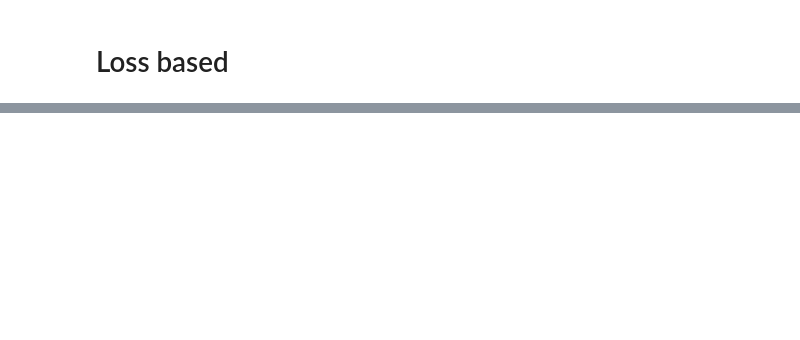
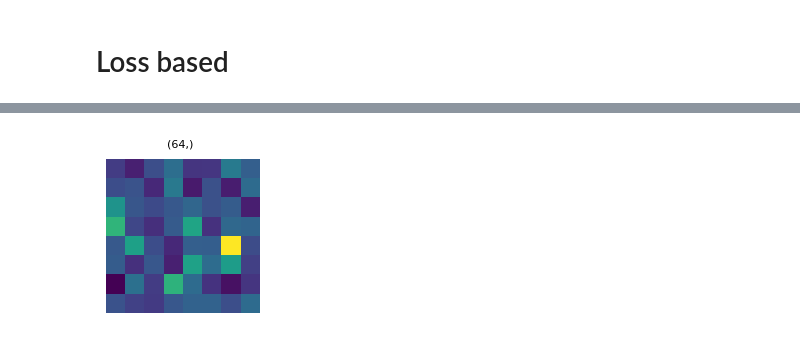
Before and after one commit to jbrneto/cnn-dosimetry, a Jupyter notebook: Generalization.ipynb, the cells around one changed output, grey strips where cells are left out. Drawn from its saved outputs; the diff is of its cells as text; code cells hidden in the pictures; blank space fills up the shorter version.

```diff
--- a/Generalization.ipynb
+++ b/Generalization.ipynb
@@ -75,23 +75,29 @@ flw_valid_ds = valid_flw.cache().prefetch(buffer_size=AUTOTUNE)
 # %% [markdown]
 # Model
 # %%
-def generate_model(num_classes):
+def generate_model(num_classes, arr_regularization=None):
     data_augmentation = keras.Sequential([
         layers.RandomFlip("horizontal", input_shape=(IMG_SIZE[0], IMG_SIZE[1], 3)),
         layers.RandomRotation(0.1),
         layers.RandomZoom(0.1),
       ])
+
+    if arr_regularization is None:
+        arr_regularization = []
+        for i in range(10):
+            arr_regularization.append(None)
+
     return Sequential([
         data_augmentation,
         layers.Rescaling(1./255),
-        layers.Conv2D(16, 3, padding='same', activation='relu'),#, kernel_regularizer=regularizer()),
+        layers.Conv2D(16, 3, padding='same', activation='relu', kernel_regularizer=arr_regularization[0], bias_regularizer=arr_regularization[1]),
         layers.MaxPooling2D(),
-        layers.Conv2D(32, 3, padding='same', activation='relu'),
+        layers.Conv2D(32, 3, padding='same', activation='relu', kernel_regularizer=arr_regularization[2], bias_regularizer=arr_regularization[3]),
         layers.MaxPooling2D(),
-        layers.Conv2D(64, 3, padding='same', activation='relu'),
+        layers.Conv2D(64, 3, padding='same', activation='relu', kernel_regularizer=arr_regularization[4], bias_regularizer=arr_regularization[5]),
         layers.MaxPooling2D(),
         layers.Dropout(0.2),
         layers.Flatten(),
-        layers.Dense(128, activation='relu'),
-        layers.Dense(num_classes)
+        layers.Dense(128, activation='relu', kernel_regularizer=arr_regularization[6], bias_regularizer=arr_regularization[7]),
+        layers.Dense(num_classes, kernel_regularizer=arr_regularization[8], bias_regularizer=arr_regularization[9])
     ])
@@ -1538,0 +1711,4 @@ max_scale 2.0064404010772705
+# %%
+print_filters_1d(model1.trainable_variables[5].numpy())
+# %% [output]
+[figure, added]
```
Also changed, not shown: parts of 44 cells of this notebook.
